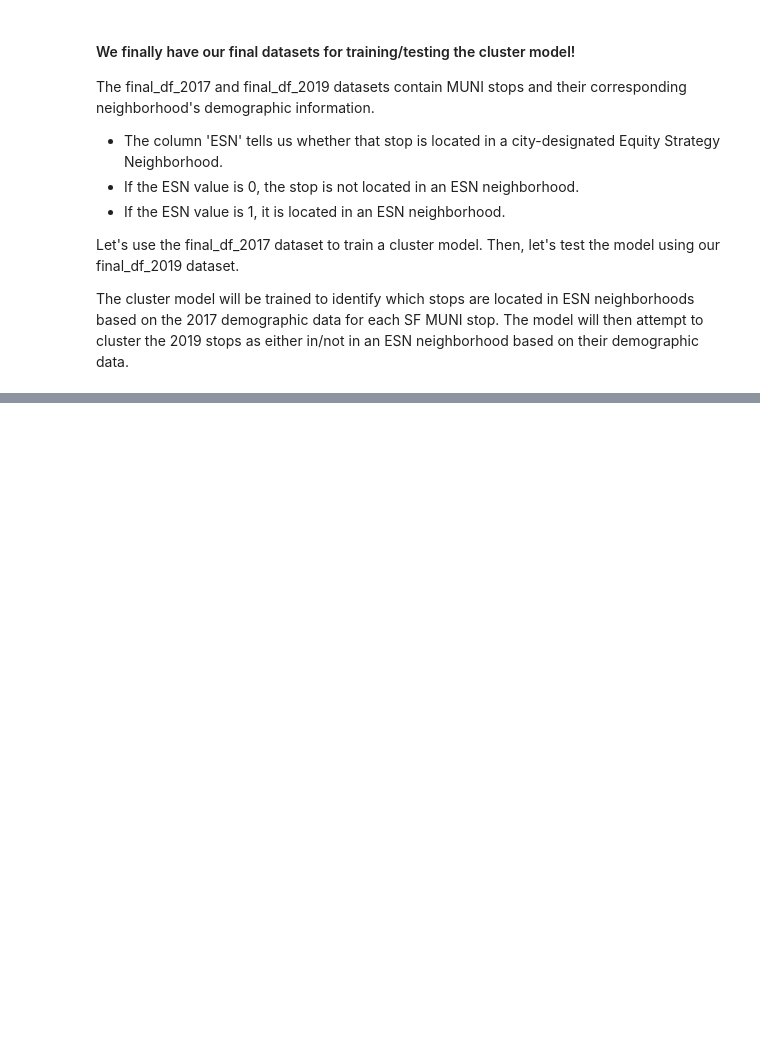
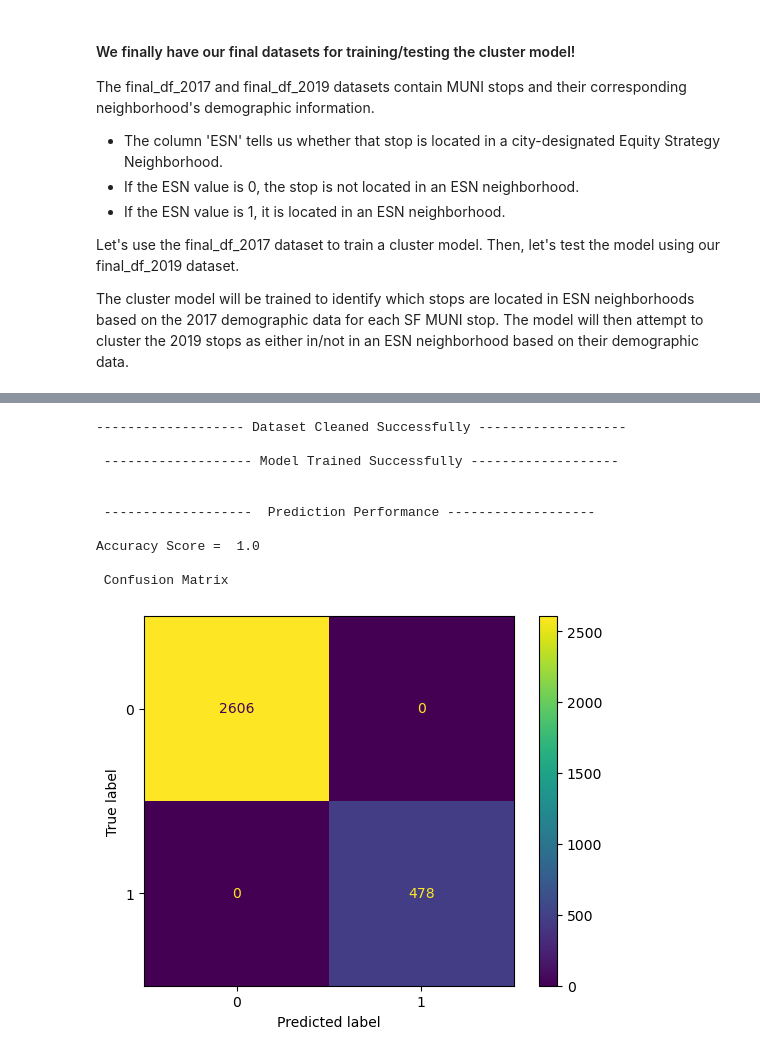
Before and after one commit to chnvd/uds_mayachai, a Jupyter notebook: Project Presentation.ipynb, the cells around one changed output, grey strips where cells are left out. Cells and saved outputs as stored; diff of their text form; code cells hidden in the pictures; blank space fills up the shorter version.

```diff
--- a/Project Presentation.ipynb
+++ b/Project Presentation.ipynb
@@ -345,0 +468,55 @@ If the model does not successfully cluster the same MUNI stops in 2019 beloning
+# %%
+# buidling a function that can run the model
+
+def model_1(df_to_fit, df_to_predict):
+    rf = RandomForestClassifier(n_estimators = 50, random_state = 1)
+    # rf = DecisionTreeClassifier(random_state = 1)
+    df_to_fit=df_to_fit.dropna()
+    df_to_predict=df_to_predict.dropna()
+    xvars_2017 = df_to_fit.drop('ESN', axis=1)
+    yvars_2017 = df_to_fit['ESN']
+    xvars_2019 = df_to_predict.drop('ESN', axis=1)
+    yvars_2019 = df_to_predict['ESN']
+
+    # now fit the model
+    rf.fit(xvars_2017, yvars_2017)
+
+    print("\n", "------------------- Model Trained Successfully -------------------","\n")
+
+    # predicting the target variable
+    y_predit_2019 = rf.predict(xvars_2019)
+
+    # print('2017 Training Model: Predicted fraction True: {:.4f}. Actual fraction True: {:.4f}'.format(y_pred_2017.mean(), y_pred_2017.mean()), "\n")
+    modelperformance("Prediction", y_predit_2019, yvars_2019)
+    return (rf)
+
+# Implementing Model 1
+
+# Columns Preserved (geometry and polygons are removed)
+cols =    ['neighborhood', 'GEOID', 'total pop', 'white', 'black', 'native', 'asian',
+                         'hawaiian/pac islander', 'other', 'median_hh_income', 'vehicles_avail',
+                         'OBJECTID', 'STOPNAME', 'TRAPEZESTOPABBR', 'RUCUSSTOPABBR', 'STOPID',
+                         'LATITUDE', 'LONGITUDE', 'ACCESSIBILITYMASK', 'ATSTREET', 'ONSTREET',
+                         'POSITION', 'ORIENTATION', 'SDE_ID', 'SIGNUPID','sf_find_code',
+                         'analysis_neigh_code', 'ESN','year_collected']
+
+
+#function call transform all features to either categorical or numerical
+cluster_2019_final, cluster_2017_final = dataset_preparation(final_df_2019, final_df_2017, cols)
+cluster_2019_final.head()
+
+# preparing x and y variables and dopping null values
+
+rf_m1 = model_1(cluster_2017_final, cluster_2019_final)
+# %% [output]
+------------------- Dataset Cleaned Successfully -------------------
+
+ ------------------- Model Trained Successfully -------------------
+
+
+ -------------------  Prediction Performance -------------------
+
+Accuracy Score =  1.0
+
+ Confusion Matrix
+[figure, added]
```
Also changed, not shown: parts of 23 cells of this notebook, 7 other files.
